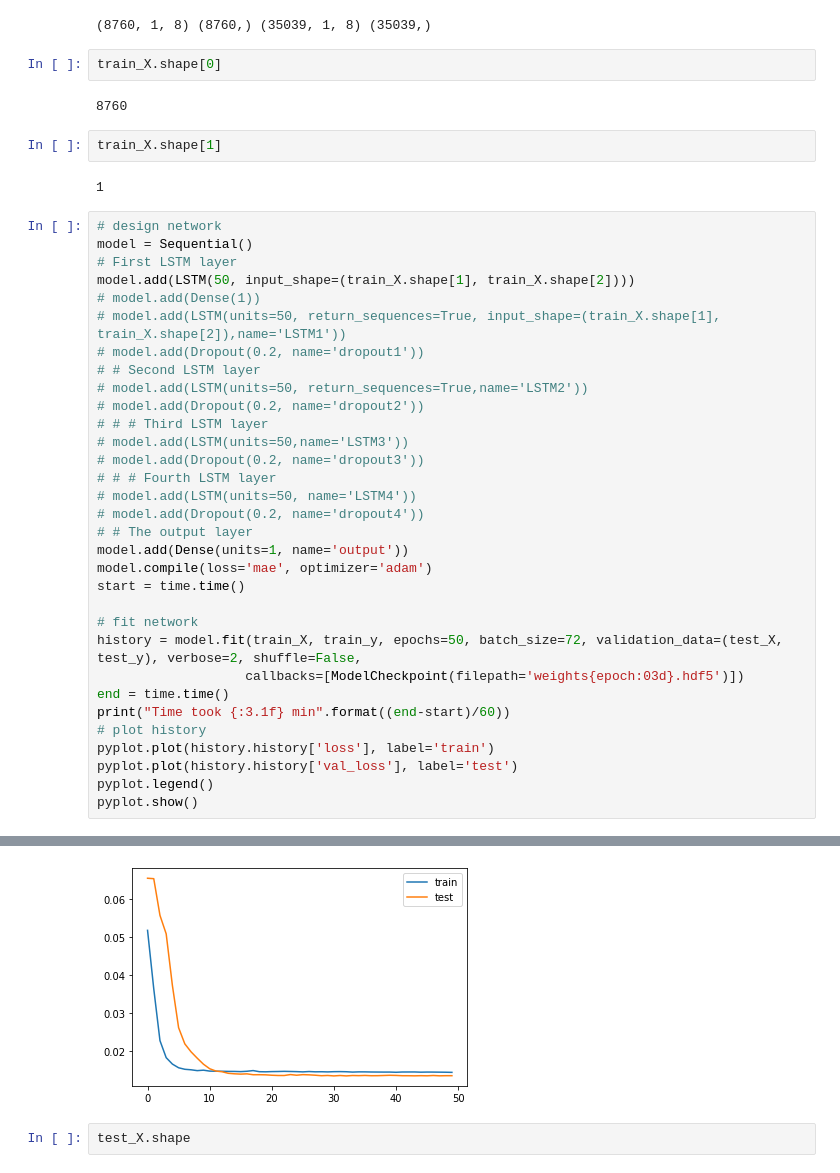
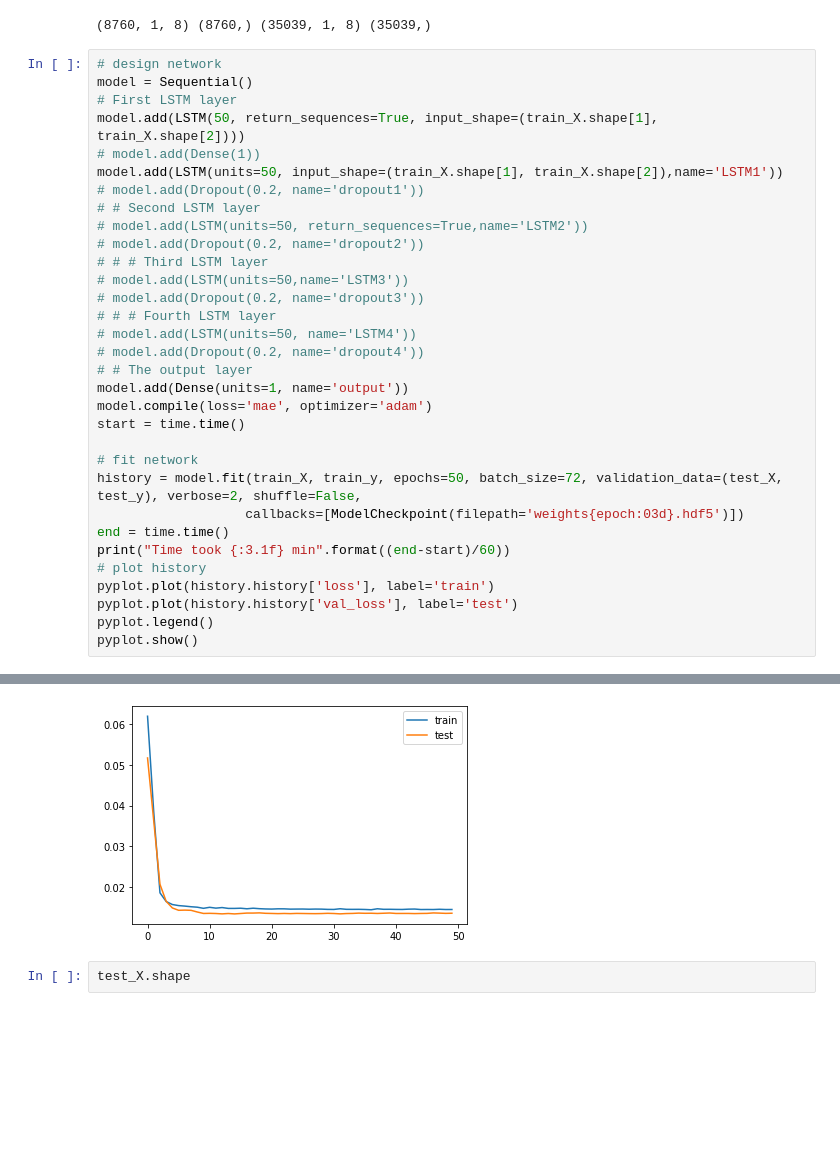
Before and after one commit to gj0706/my_research, a Jupyter notebook: neural_network/untitled.ipynb, the cells around one changed output, grey strips where cells are left out. Saved outputs shown, nothing was run; the diff lists cells and outputs as text; blank space fills up the shorter version.

```diff
--- a/neural_network/untitled.ipynb
+++ b/neural_network/untitled.ipynb
@@ -172,21 +185,13 @@ test_X = test_X.reshape((test_X.shape[0], 1, test_X.shape[1]))
 print(train_X.shape, train_y.shape, test_X.shape, test_y.shape)
 # %% [output]
 (8760, 1, 8) (8760,) (35039, 1, 8) (35039,)
-# %%
-train_X.shape[0]
-# %% [output]
-8760
-# %%
-train_X.shape[1]
-# %% [output]
-1
 # %%
 # design network
 model = Sequential()
 # First LSTM layer
-model.add(LSTM(50, input_shape=(train_X.shape[1], train_X.shape[2])))
+model.add(LSTM(50, return_sequences=True, input_shape=(train_X.shape[1], train_X.shape[2])))
 # model.add(Dense(1))
-# model.add(LSTM(units=50, return_sequences=True, input_shape=(train_X.shape[1], train_X.shape[2]),name='LSTM1'))
+model.add(LSTM(units=50, input_shape=(train_X.shape[1], train_X.shape[2]),name='LSTM1'))
 # model.add(Dropout(0.2, name='dropout1'))
 # # Second LSTM layer
 # model.add(LSTM(units=50, return_sequences=True,name='LSTM2'))
@@ -233,4 +238,4 @@ Time took 0.7 min
-[figure, old version]
+[figure, new version]
 # %%
 test_X.shape
 # %% [output]
```
Also changed, not shown: parts of 29 cells of this notebook.
